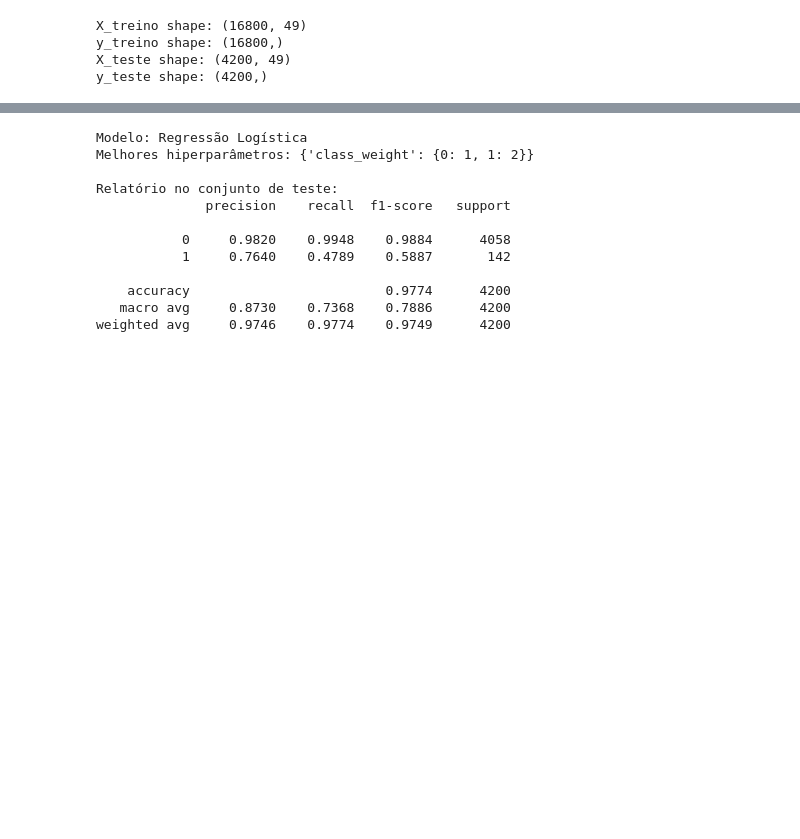
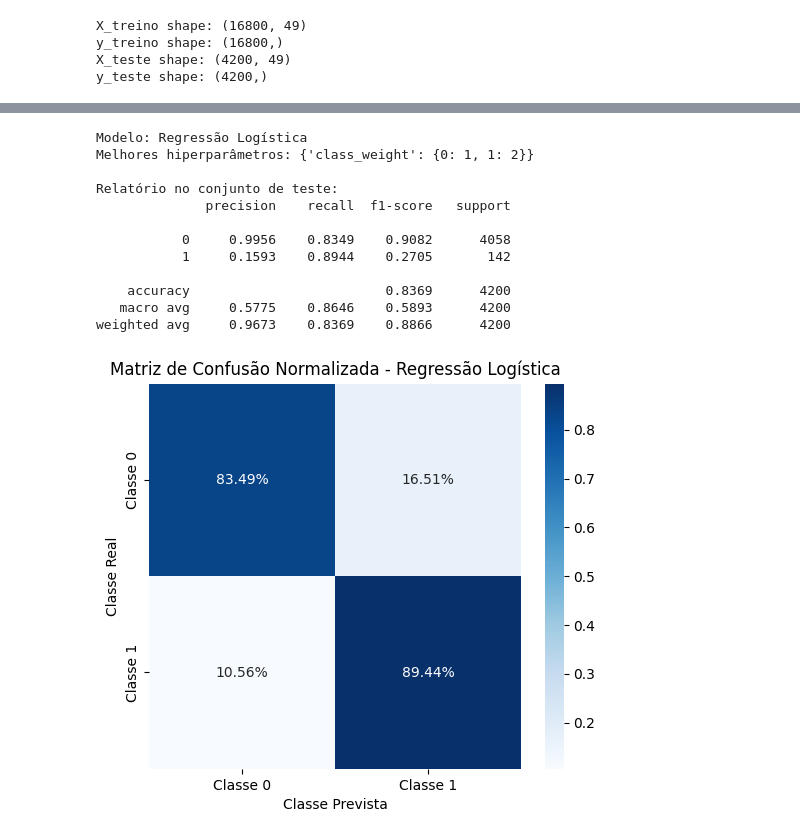
Before and after one commit to FreitasVarejo/MC853-Project, a Jupyter notebook: lab02/notebook.ipynb, the cells around one changed output, grey strips where cells are left out. Cells and saved outputs as stored; diff of their text form; code cells hidden in the pictures; blank space fills up the shorter version.

```diff
--- a/lab02/notebook.ipynb
+++ b/lab02/notebook.ipynb
@@ -246,24 +328,25 @@ weighted avg     0.9494    0.9579    0.9532      4200
 # %%
 from sklearn.linear_model import LogisticRegression
 
 log = LogisticRegression(max_iter=1000)
 params_log = {
     'class_weight': ['balanced', {0: 1, 1: 2}]
 }
-log_best, score_log = avaliar_modelo(log, params_log, "Regressão Logística", scoring='f1_macro')
+log_best, score_log = avaliar_modelo(log, params_log, "Regressão Logística", scoring='recall')
 # %% [output]
 Modelo: Regressão Logística
 Melhores hiperparâmetros: {'class_weight': {0: 1, 1: 2}}
 
 Relatório no conjunto de teste:
               precision    recall  f1-score   support
 
-           0     0.9820    0.9948    0.9884      4058
-           1     0.7640    0.4789    0.5887       142
+           0     0.9956    0.8349    0.9082      4058
+           1     0.1593    0.8944    0.2705       142
 
-    accuracy                         0.9774      4200
-   macro avg     0.8730    0.7368    0.7886      4200
-weighted avg     0.9746    0.9774    0.9749      4200
+    accuracy                         0.8369      4200
+   macro avg     0.5775    0.8646    0.5893      4200
+weighted avg     0.9673    0.8369    0.8866      4200
+[figure, added]
 # %%
 from sklearn.ensemble import RandomForestClassifier
 
```
Also changed, not shown: parts of 26 cells of this notebook.
